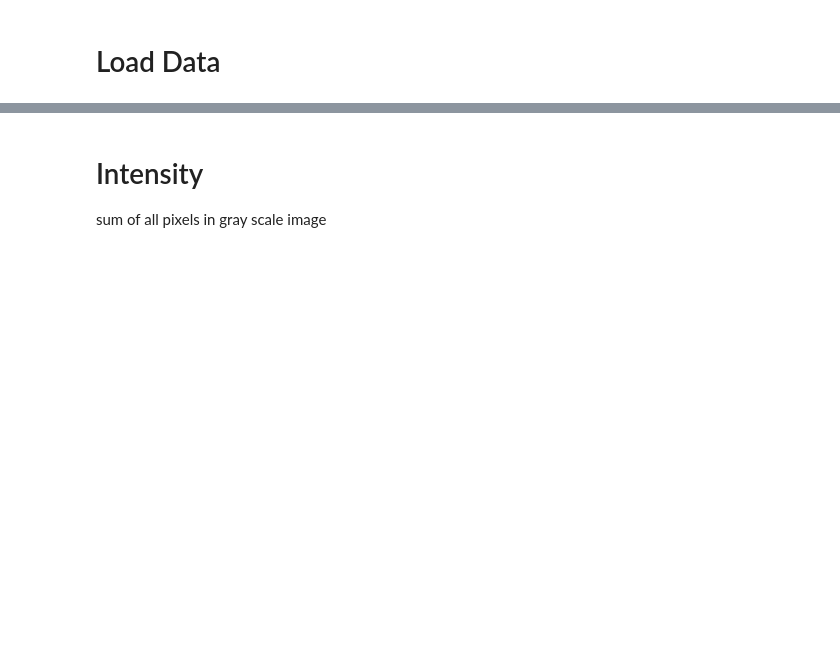
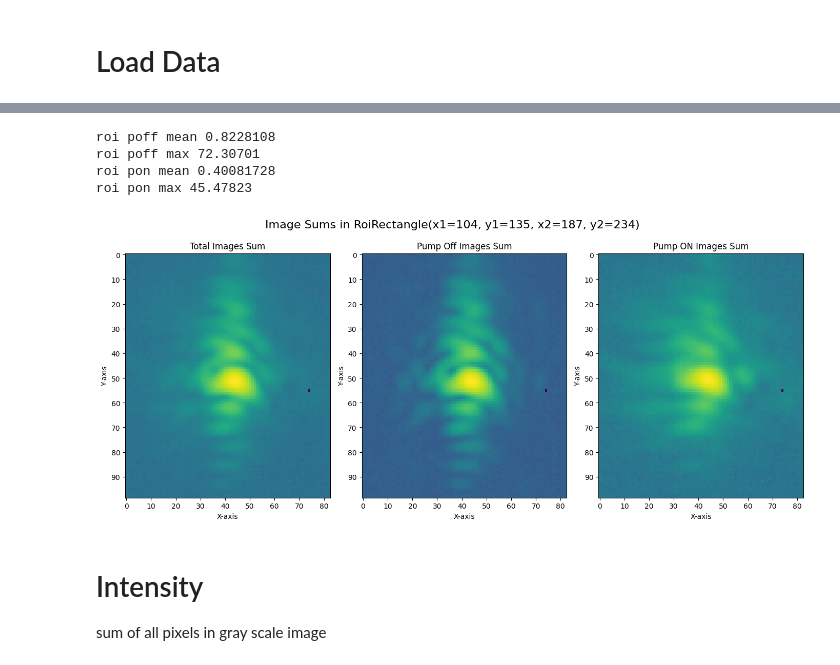
Before and after one commit to SJB7777/CordaX, a Jupyter notebook: notebooks/moments.ipynb, the cells around one changed output, grey strips where cells are left out. Drawn from its saved outputs; the diff is of its cells as text; code cells hidden in the pictures; blank space fills up the shorter version.

```diff
--- a/notebooks/moments.ipynb
+++ b/notebooks/moments.ipynb
@@ -26,6 +28,6 @@ run_num: int = 144
 print("run_num:", run_num)
 processed_dir = config.path.processed_dir
 npz_file = os.path.join(processed_dir, f"run={run_num:0>4}_scan=0001.npz")
-_data = NpzLoader(npz_file).data
+_data = load_npz(npz_file)
 for key, values in _data.items():
     print(f"{key} shape: {values.shape}")
@@ -47,5 +60,5 @@ ax.set_xticks(np.arange(0, total_image_sum.shape[1], 50));
 # %%
-roi_rect = RoiRectangle(350, 110, 420, 140)
+roi_rect = RoiRectangle(x1=104, y1=135, x2=187, y2=234)
 roi_image_sum = roi_rect.slice(total_image_sum)
 
 roi_pons = roi_rect.slice(pon_images)
@@ -54,33 +67,39 @@ roi_poffs = roi_rect.slice(poff_images)
 fig, ax = plt.subplots(1, 3, figsize=(14, 6))
 fig.suptitle(f"Image Sums in {roi_rect}", fontsize=16)
 
 ax[0].imshow(np.log1p(roi_image_sum), cmap='viridis')
 ax[0].set_title(f"Total Images Sum")
 ax[0].set_yticks(np.arange(0, roi_rect.height, 10))
 ax[0].set_xticks(np.arange(0, roi_rect.width, 10))
 ax[0].set_ylabel('Y-axis')
 ax[0].set_xlabel('X-axis')
 
 ax[1].imshow(np.log1p(roi_poffs.sum(0)), cmap='viridis')
 ax[1].set_title(f"Pump Off Images Sum")
 ax[1].set_yticks(np.arange(0, roi_rect.height, 10))
 ax[1].set_xticks(np.arange(0, roi_rect.width, 10))
 ax[1].set_ylabel('Y-axis')
 ax[1].set_xlabel('X-axis')
 
 ax[2].imshow(np.log1p(roi_pons.sum(0)), cmap='viridis')
 ax[2].set_title(f"Pump ON Images Sum")
 ax[2].set_yticks(np.arange(0, roi_rect.height, 10))
 ax[2].set_xticks(np.arange(0, roi_rect.width, 10))
 ax[2].set_ylabel('Y-axis')
 ax[2].set_xlabel('X-axis')
 
 plt.tight_layout()
 
 print("roi poff mean", roi_poffs.mean())
 print("roi poff max", roi_poffs.max())
 print("roi pon mean", roi_pons.mean())
 print("roi pon max", roi_pons.max())
+# %% [output]
+roi poff mean 0.8228108
+roi poff max 72.30701
+roi pon mean 0.40081728
+roi pon max 45.47823
+[figure, added]
 # %%
 from skimage.measure import moments, moments_central, shannon_entropy
 from collections import defaultdict
```
Also changed, not shown: parts of 16 cells of this notebook, 12 other files.
